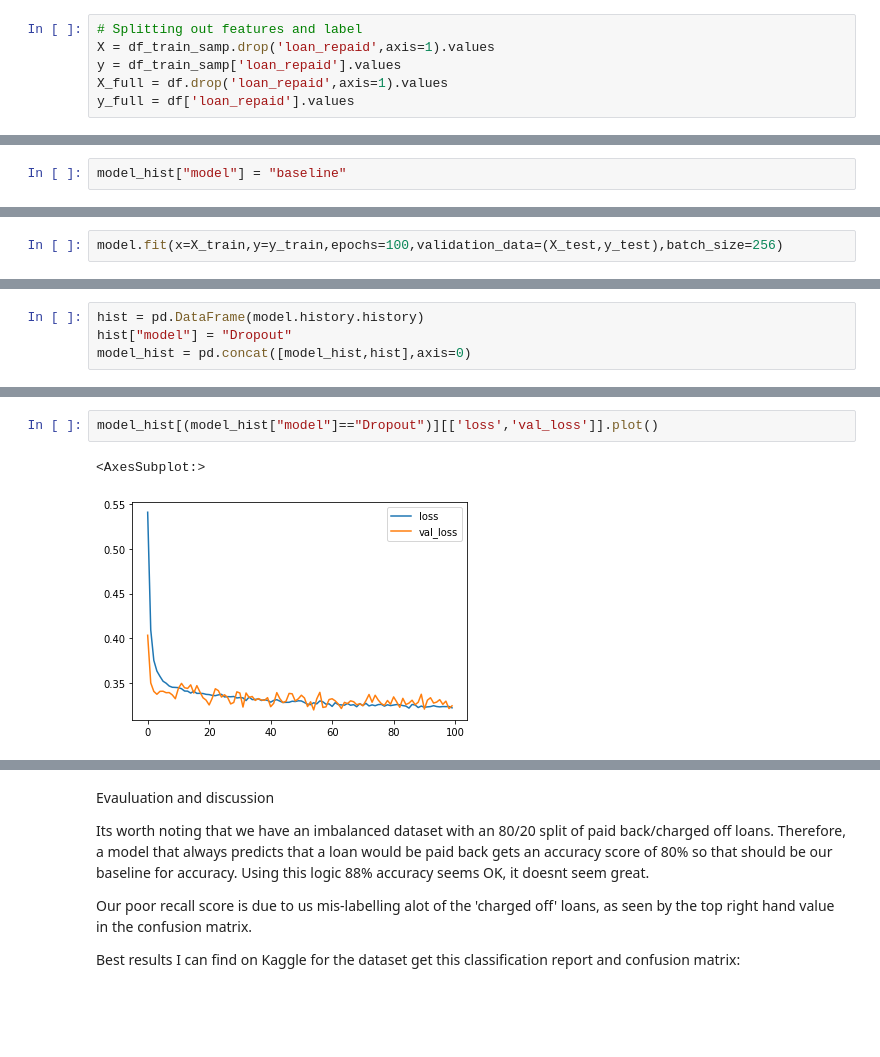
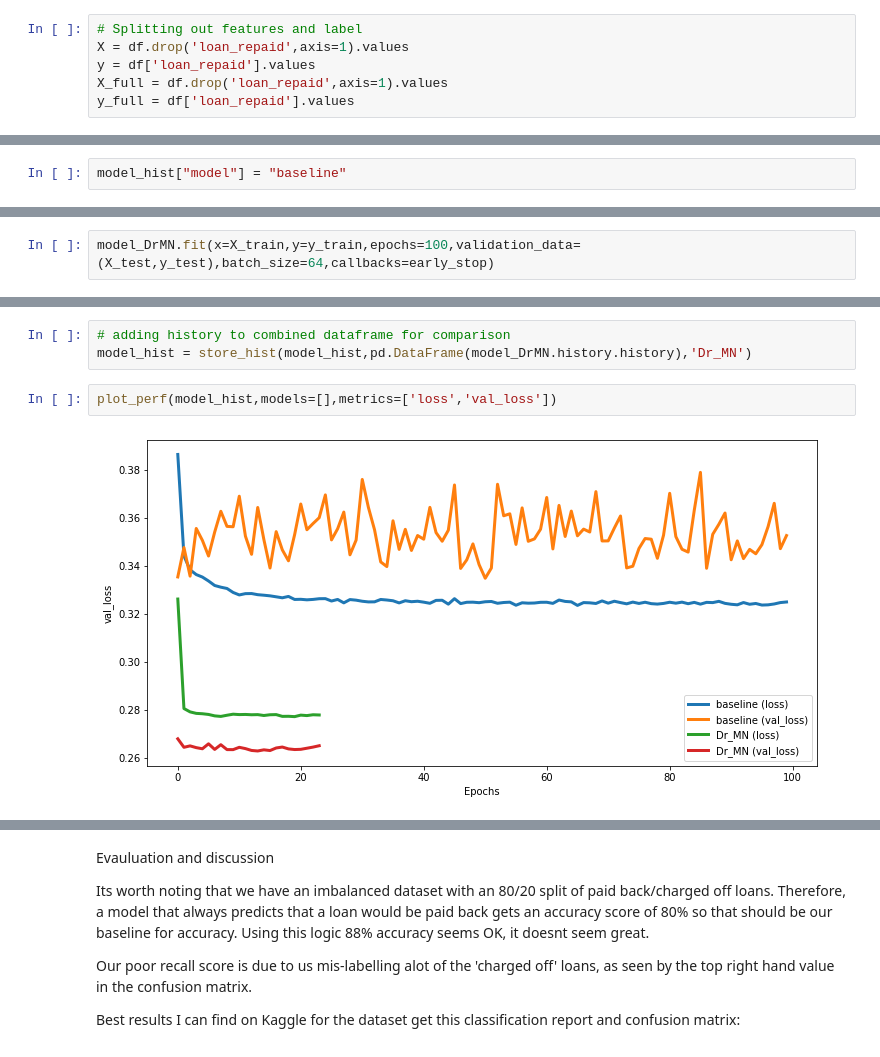
Before and after one commit to Greveley/MLProjects, a Jupyter notebook: LoanReturnClassifier/TrainingAndEvaluation.ipynb, the cells around one changed output, grey strips where cells are left out. Cells and saved outputs as stored; diff of their text form; blank space fills up the shorter version.

Commit message:
Testing various other models on the data

```diff
--- a/LoanReturnClassifier/TrainingAndEvaluation.ipynb
+++ b/LoanReturnClassifier/TrainingAndEvaluation.ipynb
@@ -15,8 +16,8 @@ Number of samples in full dataset = 395219
 Number of samples in sample dataset for faster training = 79044
 # %%
 # Splitting out features and label
-X = df_train_samp.drop('loan_repaid',axis=1).values
-y = df_train_samp['loan_repaid'].values
+X = df.drop('loan_repaid',axis=1).values
+y = df['loan_repaid'].values
 X_full = df.drop('loan_repaid',axis=1).values
 y_full = df['loan_repaid'].values
 # %%
@@ -132,4 +108,4 @@ model.compile(loss='binary_crossentropy',optimizer='adam',metrics=['accuracy'])
 # %%
-model.fit(x=X_train,y=y_train,epochs=100,validation_data=(X_test,y_test),batch_size=256)
+model_DrMN.fit(x=X_train,y=y_train,epochs=100,validation_data=(X_test,y_test),batch_size=64,callbacks=early_stop)
 # %% [output]
 Epoch 1/100
@@ -152,5 +128 @@ Epoch 100/100
 <tensorflow.python.keras.callbacks.History at 0x...>
-# %%
-hist = pd.DataFrame(model.history.history)
-hist["model"] = "Dropout"
-model_hist = pd.concat([model_hist,hist],axis=0)
@@ -173,5 +129,7 @@ model_hist
+# %%
+# adding history to combined dataframe for comparison
+model_hist = store_hist(model_hist,pd.DataFrame(model_DrMN.history.history),'Dr_MN')
 # %%
-model_hist[(model_hist["model"]=="Dropout")][['loss','val_loss']].plot()
+plot_perf(model_hist,models=[],metrics=['loss','val_loss'])
 # %% [output]
-<AxesSubplot:>
-[figure, old version]
+[figure, new version]
```
Also changed, not shown: parts of 61 cells of this notebook.
